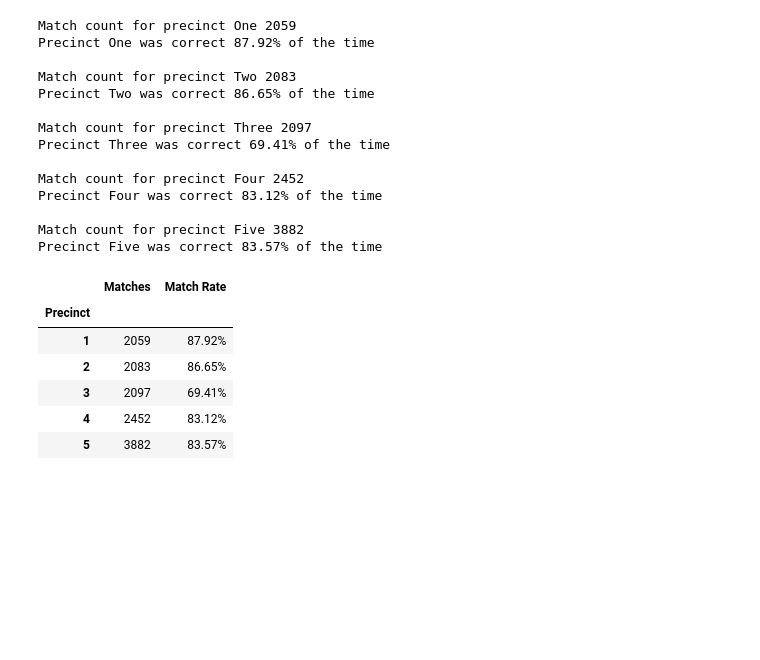
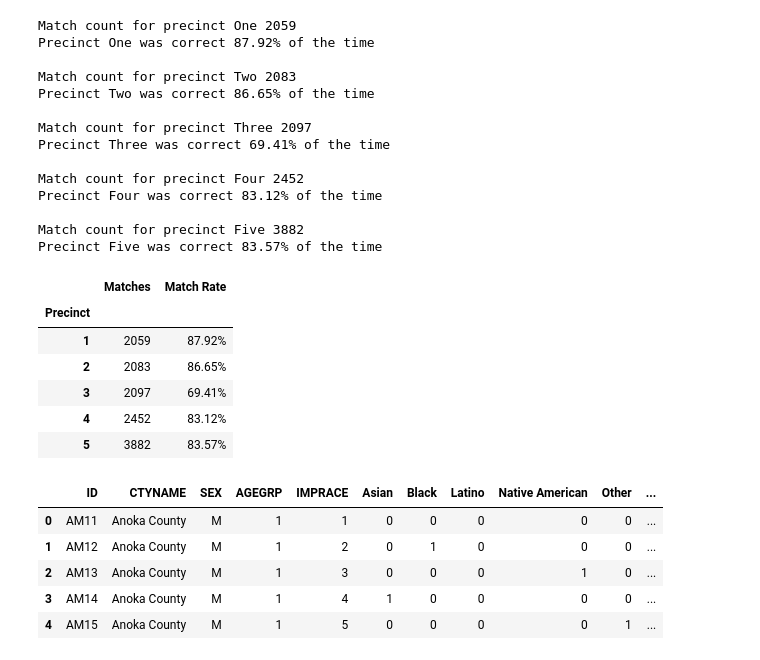
Before and after one commit to elu267/Project_GroupF, a Jupyter notebook: MN_Stop_Data.ipynb, the cells around one changed output. Cells and saved outputs as stored; diff of their text form; code cells hidden in the pictures; blank space fills up the shorter version.

Commit message:
Re-uploading census data with corrections apparent in teh Juptyer Notebook import

```diff
--- a/MN_Stop_Data.ipynb
+++ b/MN_Stop_Data.ipynb
@@ -523,3 +523,15 @@ precint_match_df
 # independent ttest
 # dexplot that compares gender to race (likelihood of stops by gender and likelihood of stops by race by precinct)
 # could do something with prerace and race match - xyz precinct is more likely to have a match than abc precinct
+# %%
+#initialize census data
+CensusData = pd.read_csv('census2010cleaned.csv', infer_datetime_format=True)
+
+CensusData.head()
+# %% [output]
+|  | ID | CTYNAME | SEX | AGEGRP | IMPRACE | Asian | Black | Latino | Native American | Other | ... |
+| 0 | AM11 | Anoka County | M | 1 | 1 | 0 | 0 | 0 | 0 | 0 | ... |
+| 1 | AM12 | Anoka County | M | 1 | 2 | 0 | 1 | 0 | 0 | 0 | ... |
+| 2 | AM13 | Anoka County | M | 1 | 3 | 0 | 0 | 0 | 1 | 0 | ... |
+| 3 | AM14 | Anoka County | M | 1 | 4 | 1 | 0 | 0 | 0 | 0 | ... |
+| 4 | AM15 | Anoka County | M | 1 | 5 | 0 | 0 | 0 | 0 | 1 | ... |
```
Also changed, not shown: 1 other file.
